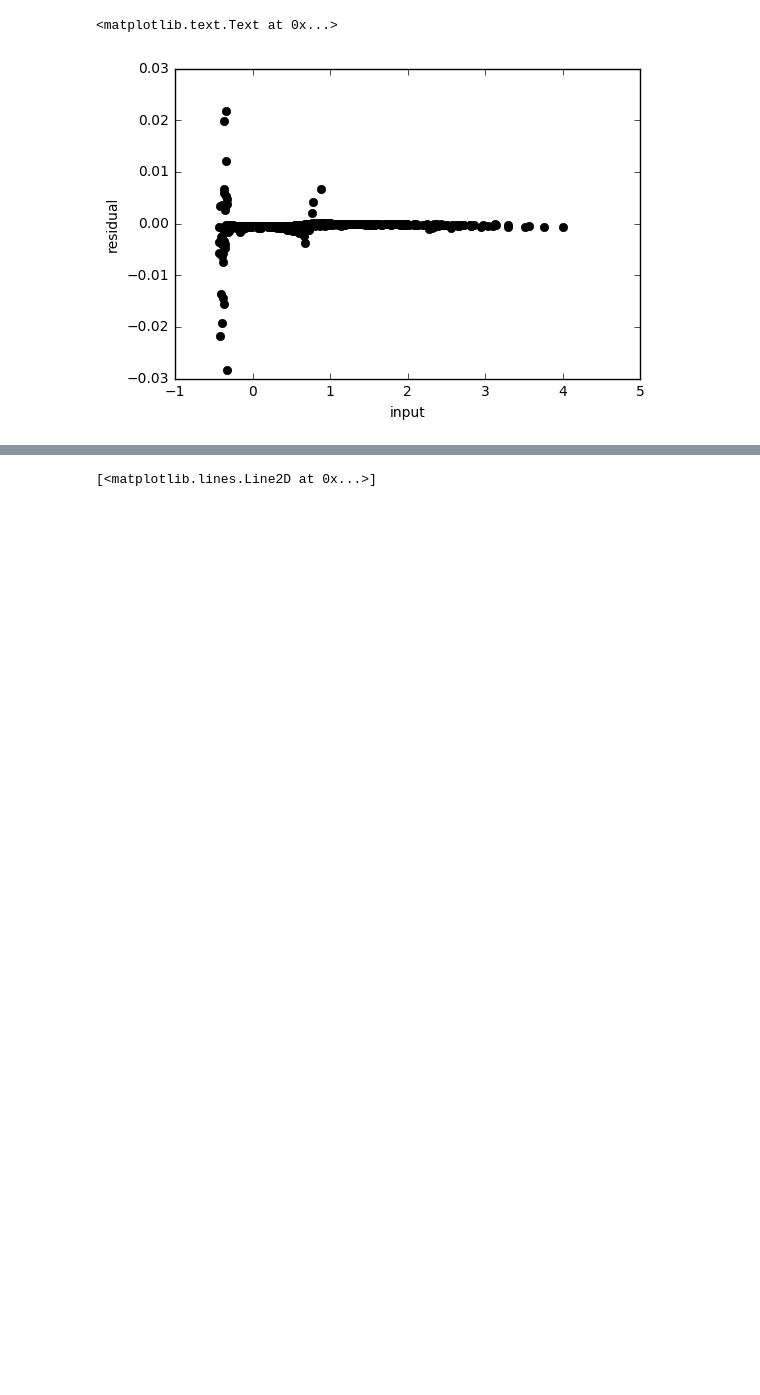
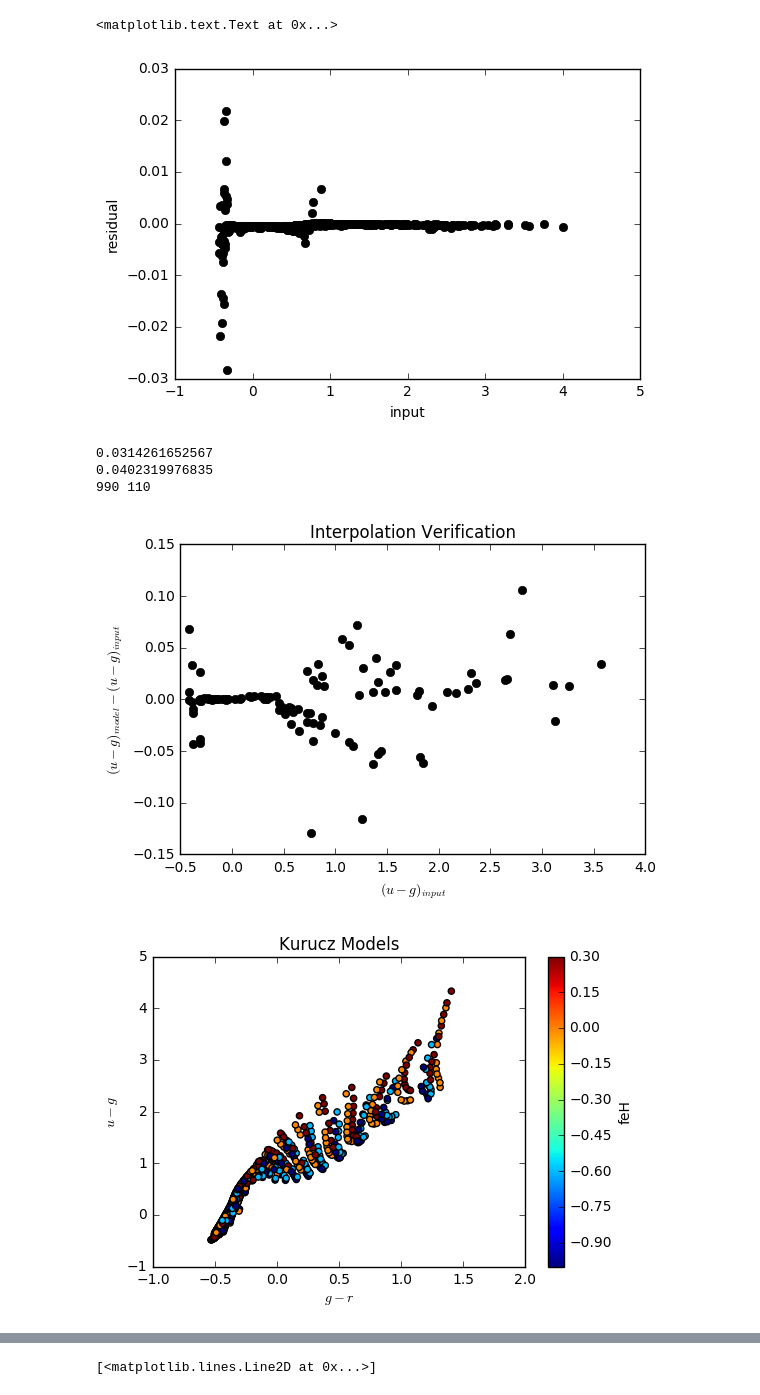
Before and after one commit to lsst-sims/sims_gaia_calib, a Jupyter notebook: python/Full_kuruz.ipynb, the cells around one changed output, grey strips where cells are left out. Drawn from its saved outputs; the diff is of its cells as text; code cells hidden in the pictures; blank space fills up the shorter version.

```diff
--- a/python/Full_kuruz.ipynb
+++ b/python/Full_kuruz.ipynb
@@ -132,3 +132,41 @@ plt.ylabel('residual')
 # %% [output]
 <matplotlib.text.Text at 0x...>
 [figure]
+# %%
+# Let's check that the interpolation works for points if they are held out
+np.random.seed(seed=40)
+ack = np.random.random(lsst_mags['u'].size)
+order = np.argsort(ack)
+ind1 = order[0:order.size*.9]
+ind2 = order[order.size*.9:]
+interp_half = LinearNDInterpolator(X.T[ind1],lsst_mags['u'][ind1] - lsst_mags['g'][ind1], rescale=True)
+check_u_g = interp_half(X.T[ind2])
+real_u_g = lsst_mags['u'][ind2] - lsst_mags['g'][ind2]
+plt.figure()
+plt.plot(real_u_g, check_u_g-real_u_g, 'ko')
+plt.xlabel(r'$(u-g)_{input}$')
+plt.ylabel(r'$(u-g)_{model}-(u-g)_{input}$')
+plt.title('Interpolation Verification')
+plt.savefig('Plots/interp_verify.png')
+residuals = check_u_g-real_u_g
+
+plt.figure()
+cprop='feH'
+plt.scatter(lsst_mags['g'][ind1]-lsst_mags['r'][ind1], lsst_mags['u'][ind1]-lsst_mags['g'][ind1], c=properties[cprop][ind1])
+plt.xlabel(r'$g-r$')
+plt.ylabel(r'$u-g$')
+cb = plt.colorbar()
+cb.set_label(cprop)
+plt.title('Kurucz Models')
+
+
+print np.std(residuals[np.isfinite(residuals)])
+red = np.where((real_u_g > 0.5) & np.isfinite(residuals))
+print np.std(residuals[red])
+print np.size(ind1), np.size(ind2)
+# %% [output]
+0.0314261652567
+0.0402319976835
+990 110
+[figure, added]
+[figure, added]
```
Also changed, not shown: parts of 5 cells of this notebook, 1 other file.
